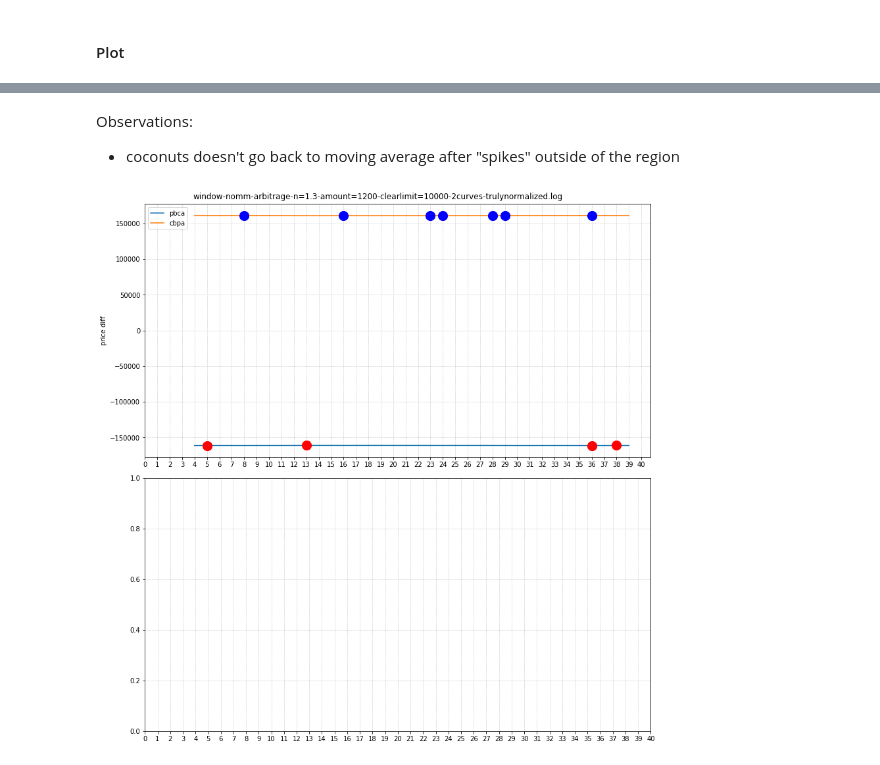
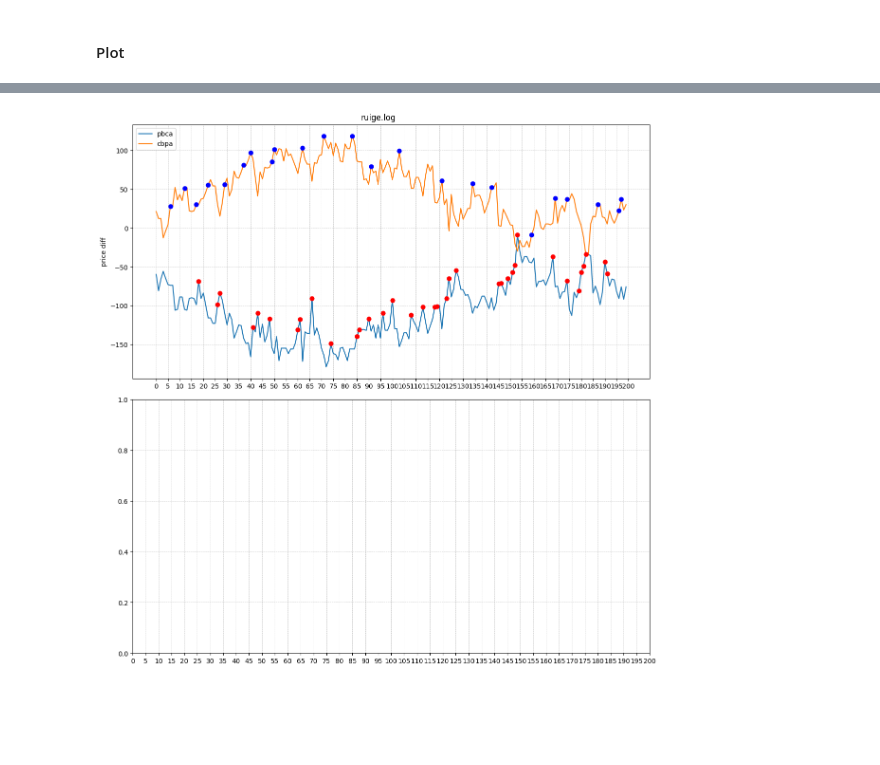
Before and after one commit to MatthewZhang473/2023-Trading-Competitions, a Jupyter notebook: IMC-Round-2/round2_graph.ipynb, the cells around one changed output, grey strips where cells are left out. Drawn from its saved outputs; the diff is of its cells as text; code cells hidden in the pictures; blank space fills up the shorter version.

```diff
--- a/IMC-Round-2/round2_graph.ipynb
+++ b/IMC-Round-2/round2_graph.ipynb
@@ -18,7 +20,7 @@ def blg(mid_prices, window_size = 20):
 
     window_variance = window_avg_sq - np.square(window_avg)
     window_std = np.sqrt(window_variance)
-    return window_avg, window_std
+    return np.concatenate((np.full(window_size,np.nan),window_avg)), np.concatenate((np.full(window_size,np.nan),window_std))
 # %%
 def rsi_calc(price_history:pd.DataFrame, n:int=20)->pd.DataFrame:
     """
@@ -222,6 +258,3 @@ Index(['day', 'timestamp', 'product', 'bid_price_1', 'bid_volume_1',
-# %% [markdown]
-Observations:
-- coconuts doesn't go back to moving average after "spikes" outside of the region
 # %%
 normalized_best_bid_prices = [
     best_bid_list[0] * 8,
@@ -233,7 +266,7 @@ price_diff = normalized_best_bid_prices[0] - normalized_best_ask_prices[1]
 price_diff_rev = normalized_best_bid_prices[1] - normalized_best_ask_prices[0]
 
 window_size = 4
-length = 40
+end = 200
 n = 1.3
 
 fig, axes = plt.subplots(2,1,figsize=(12, 12),sharex=False)
@@ -241,44 +274,45 @@ fig.suptitle(f"{log_file_path.split('/')[-1]}")
 fig.set_tight_layout(True)
 fig.set_facecolor('white')
 
-avg, std = blg(price_diff[:length], window_size)
-avg_rev, std_rev = blg(price_diff_rev[:length], window_size)
-x = np.array(range(window_size,length))
-y = price_diff[window_size:length]
-y2 = price_diff_rev[window_size:length]
+avg, std = blg(price_diff[:end], window_size)
+avg_rev, std_rev = blg(price_diff_rev[:end], window_size)
+x = np.array(range(end))
+y = price_diff[:end]
+y2 = price_diff_rev[:end]
 
-axes[0].plot(x,y,label="")
-axes[0].plot(x,y2, label="pbca")
+axes[0].plot(x,y,label="pbca")
+axes[0].plot(x,y2, label="cbpa")
 rsi = rsi_calc(pd.Series(price_diff),n=window_size)
 
 upper = avg + n * std
-upper_rev = avg_rev + n * std_rev
+upper_rev = avg_rev + 1.5 * std_rev
 # lower = avg - n * std
 axes[0].set_ylabel("price diff")
 if n > 0:
     # axes[0].plot(x, avg[:length], label="moving average")
     # axes[0].fill_between(x, upper[:length], lower[:length], alpha=0.1)
-    axes[0].scatter(x[y>upper],y[y>upper], marker='o',color='red', s=8000/length,zorder=2)
-    axes[0].scatter(x[y2>upper_rev],y2[y2>upper_rev], marker='o',color='blue', s=8000/length,zorder=2)
+    axes[0].scatter(x[y>avg+10],y[y>avg+10], marker='o',color='red', s=8000/end,zorder=2)
+    # axes[0].scatter(x[y>upper],y[y>upper], marker='o',color='red', s=8000/length,zorder=2)
+    axes[0].scatter(x[y2>upper_rev],y2[y2>upper_rev], marker='o',color='blue', s=8000/end,zorder=2)
     # axes[0].scatter(x[y<lower],y[y<lower], marker='o',color='red', s=8000/length,zorder=2)
 axes[0].legend(loc='upper left')
 
 # rsi_upper = 45
 # rsi_lower = 20
 # rsi_cond = np.logical_or(rsi[window_size:length] > rsi_upper, rsi[window_size:length] < rsi_lower)
 # # Find the indices of the consecutive True elements
 # indices = np.where(np.logical_and(rsi_cond[1:], rsi_cond[:-1]))[0] + 1
 
 # agree = np.logical_and(rsi_cond, np.logical_or(y>upper, y<lower))
 
 # axes[0].scatter(x[rsi_cond],price_diff[window_size:length][rsi_cond], color='green', marker="x", s=80, zorder=10)
 # axes[0].scatter(x[agree],price_diff[window_size:length][agree], color='yellow', marker="o", s=50, zorder=20)
 # axes[1].plot(x,rsi[window_size:length])
 # axes[1].axhline(y=rsi_upper)
 # axes[1].axhline(y=rsi_lower)
 
 for ax in axes:
     ax.grid(True, linestyle='--', linewidth=0.5, color='gray', alpha=0.5)
-    ax.set_xticks(np.linspace(0,length,41))
+    ax.set_xticks(np.linspace(0,end,41))
 # %% [output]
-[figure, old version]
+[figure, new version]
```
Also changed, not shown: parts of 7 cells of this notebook.
